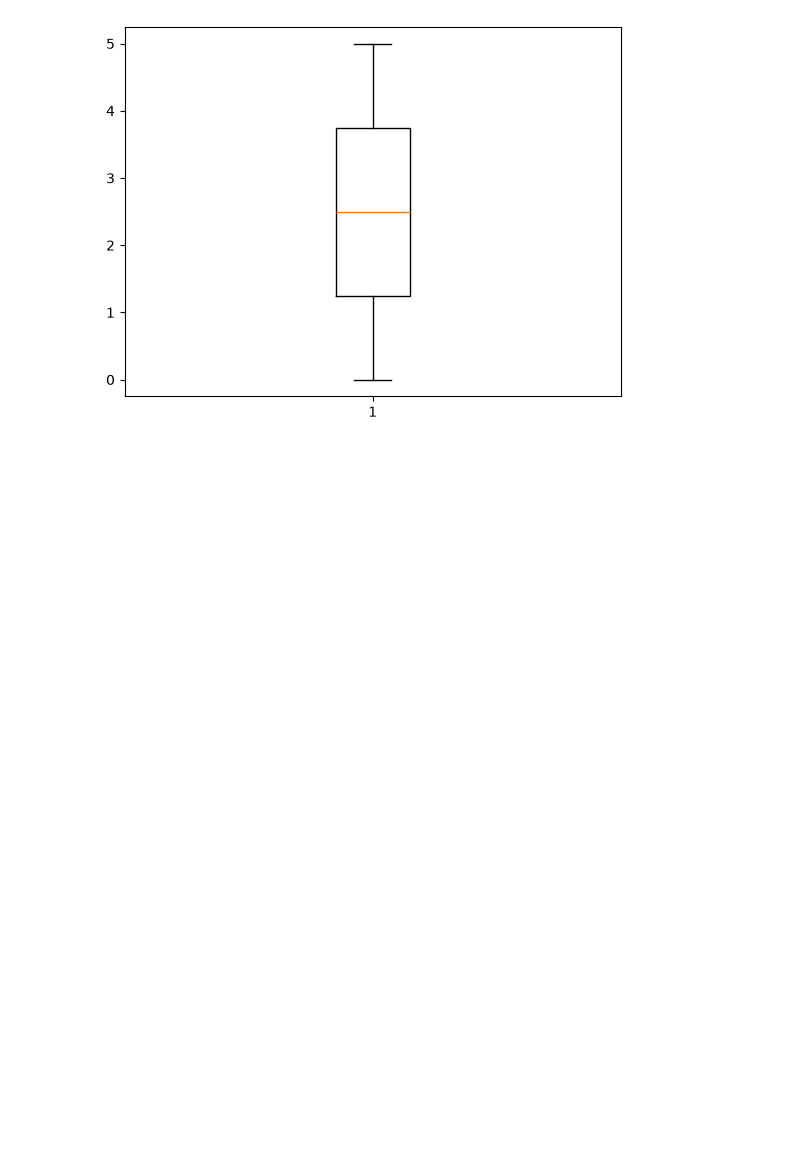
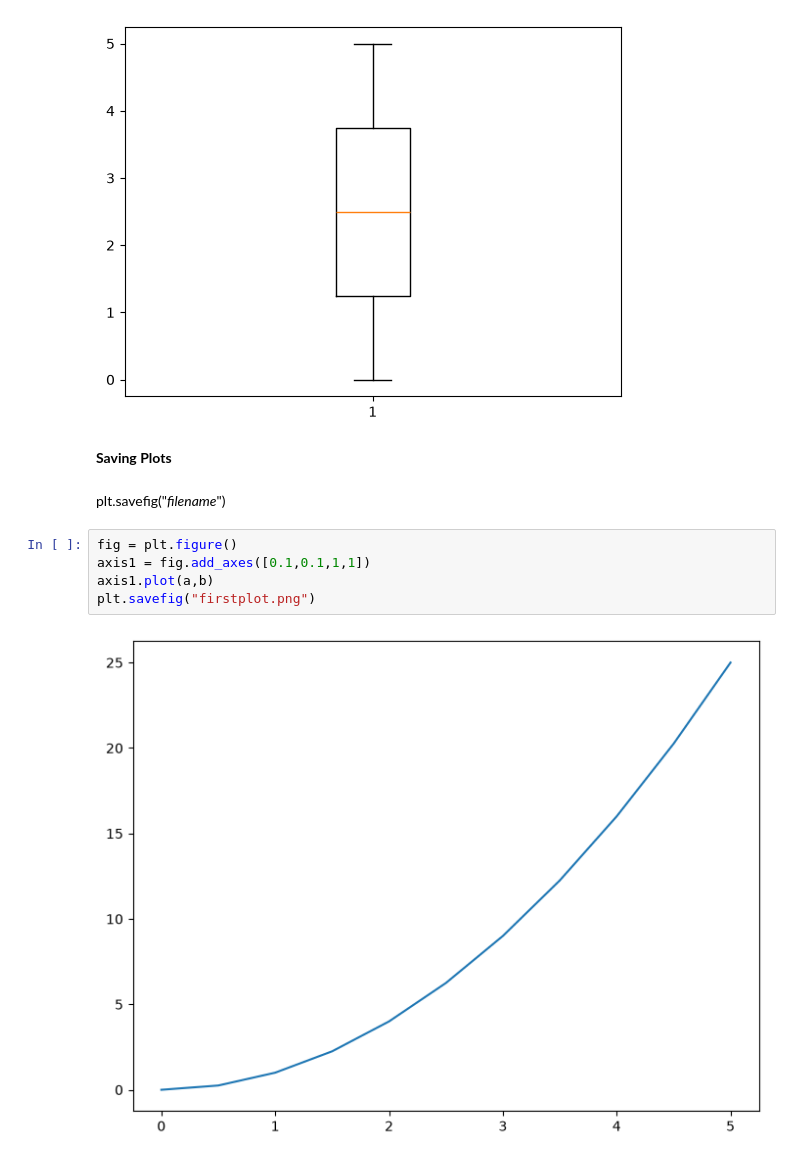
Before and after one commit to praful011-nep/ML-Playground, a Jupyter notebook: Data_Visualization/1.Matplotlib.ipynb, the cells around one changed output. Saved outputs shown, nothing was run; the diff lists cells and outputs as text; blank space fills up the shorter version.

Commit message:
Save Plot Matplotlib Saved firstplot.png

```diff
--- a/Data_Visualization/1.Matplotlib.ipynb
+++ b/Data_Visualization/1.Matplotlib.ipynb
@@ -130,3 +130,14 @@ plt.boxplot(a)
  'fliers': [<matplotlib.lines.Line2D at 0x...>],
  'means': []}
 [figure]
+# %% [markdown]
+**Saving Plots**
+# %% [markdown]
+plt.savefig("*filename*")
+# %%
+fig = plt.figure()
+axis1 = fig.add_axes([0.1,0.1,1,1])
+axis1.plot(a,b)
+plt.savefig("firstplot.png")
+# %% [output]
+[figure, added]
```
Also changed, not shown: 1 other file.
